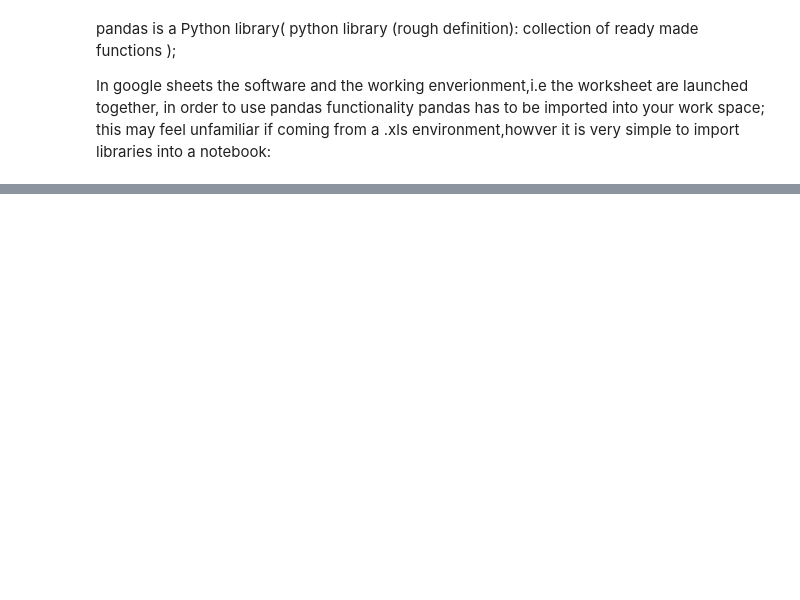
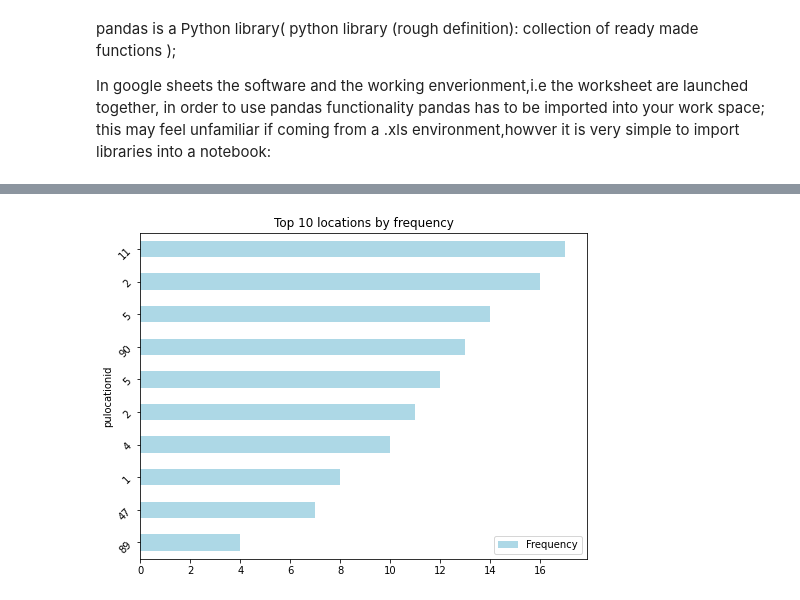
Before and after one commit to Danddt/Practice-run, a Jupyter notebook: taxi-with-pandas.ipynb, the cells around one changed output, grey strips where cells are left out. Drawn from its saved outputs; the diff is of its cells as text; code cells hidden in the pictures; blank space fills up the shorter version.

```diff
--- a/taxi-with-pandas.ipynb
+++ b/taxi-with-pandas.ipynb
@@ -42,0 +34,3 @@ df = pd.read_sql('SELECT * FROM tripdata', con)
+# %%
+# slect only nrows : 'SELECT * FROM .... LIMIT 100'
+df = pd.read_sql('SELECT * FROM tripdata LIMIT 20000', con)
@@ -62,0 +64,2 @@ df['fare_amount'].idxmax()
+# %%
+df= df[df['fare_amount']>0] # keep  bigger than 0 values
@@ -62,0 +84,4 @@ df['fare_amount'].idxmax()
+# %%
+#pick uo location frequency
+pd.options.display.float_format = "{:,.0f}".format
+frequncy_pick_up_location = ((df['pulocationid'].value_counts())).reset_index().rename(columns={"index": "Frequency"}).sort_values(by='Frequency', ascending=False)
@@ -62,0 +97,7 @@ df['fare_amount'].idxmax()
+# %%
+figsize=(30,20)
+viz_top_10= (frequncy_pick_up_location.sort_values(by='Frequency', ascending='False')).head(10)
+
+ax = viz_top_10.plot.barh(x='pulocationid', y='Frequency', rot=45, figsize=(8,6), color ='lightblue', title='Top 10 locations by frequency')
+# %% [output]
+[figure, added]
```
Also changed, not shown: parts of 16 cells of this notebook.
